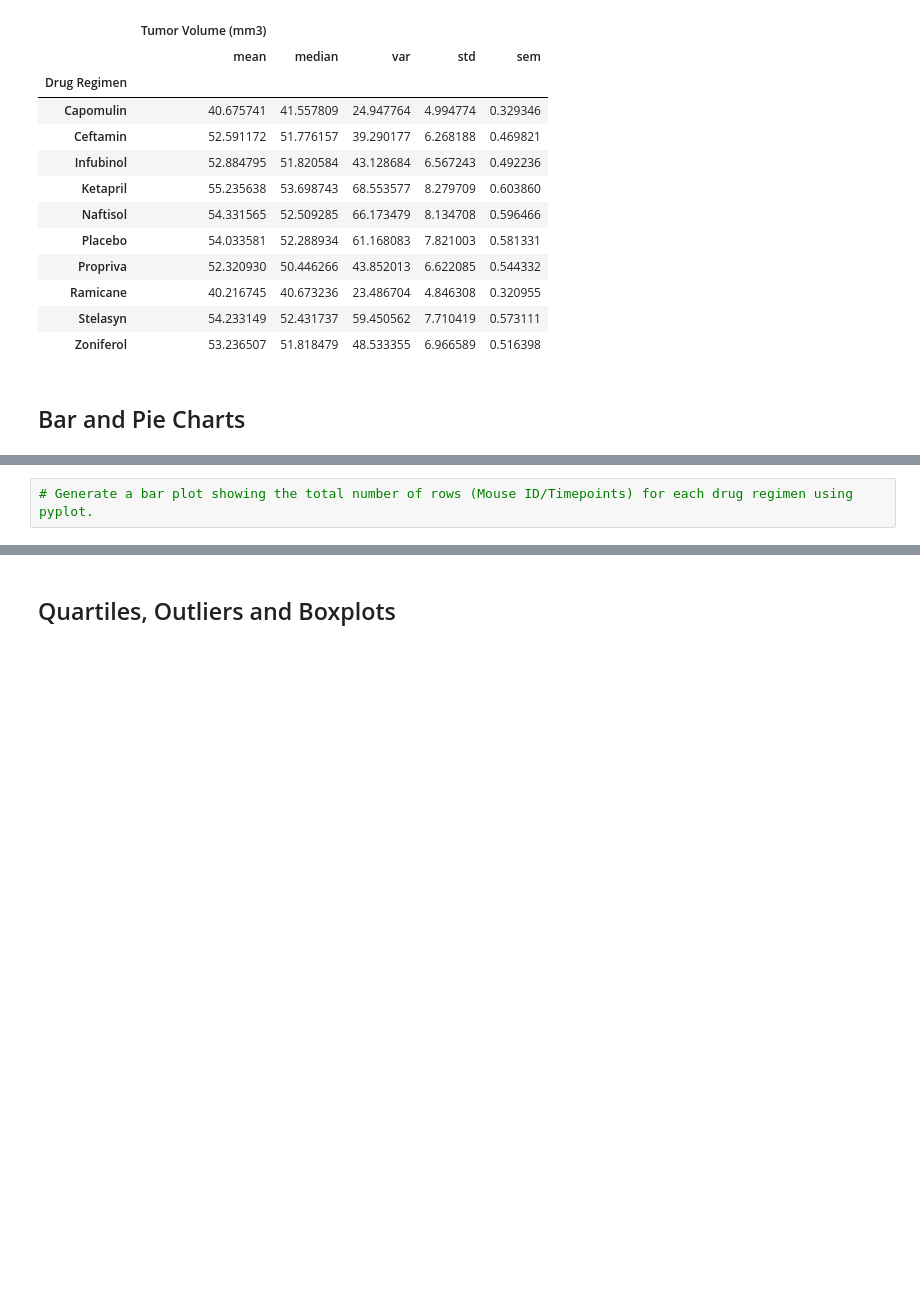
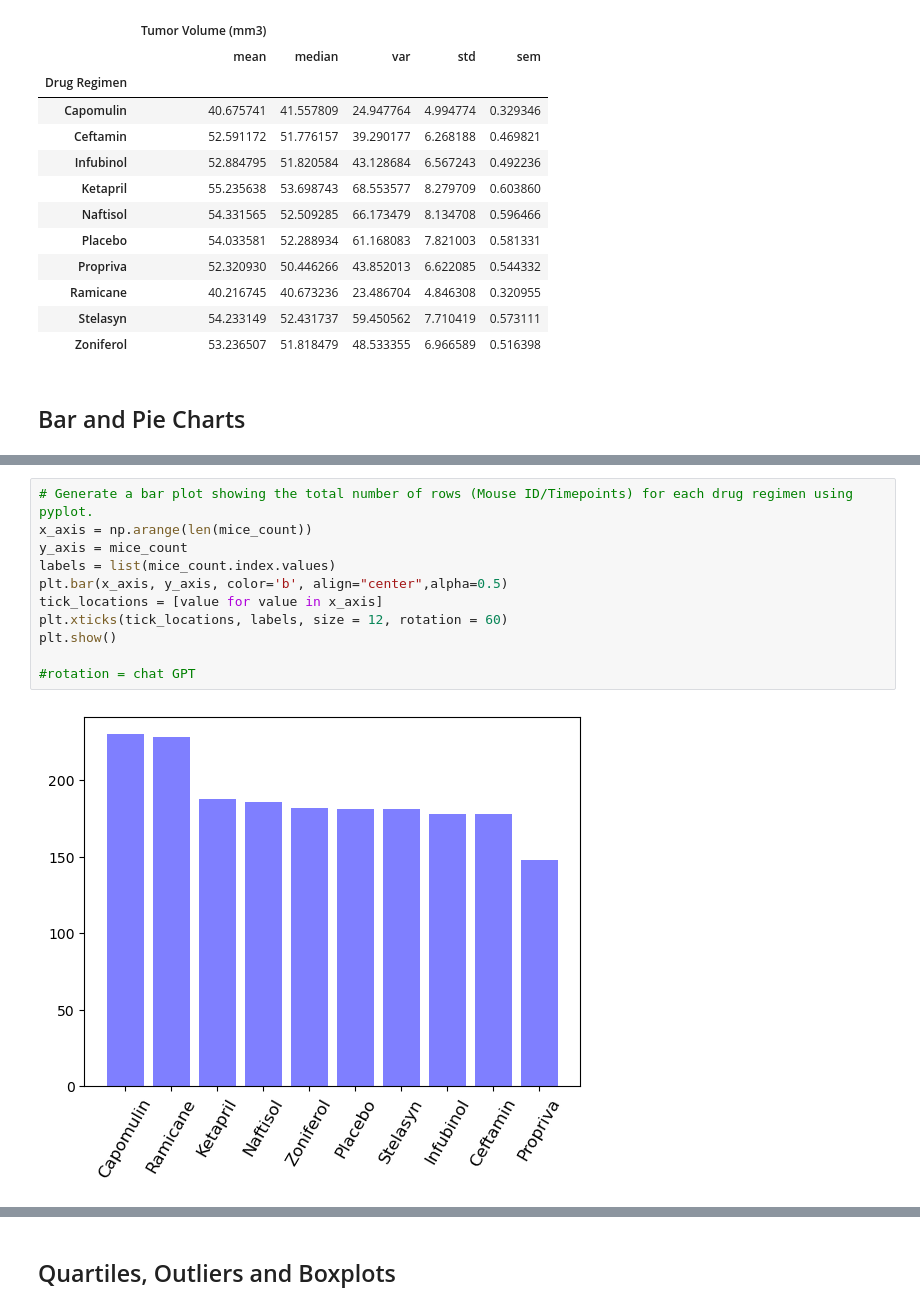
Before and after one commit to rosamp1/matpotlib-challenge, a Jupyter notebook: Pymaceuticals/pymaceuticals_starter.ipynb, the cells around one changed output, grey strips where cells are left out. Saved outputs shown, nothing was run; the diff lists cells and outputs as text; blank space fills up the shorter version.

```diff
--- a/Pymaceuticals/pymaceuticals_starter.ipynb
+++ b/Pymaceuticals/pymaceuticals_starter.ipynb
@@ -134,4 +146,15 @@ summary_aggregate
 # %%
 # Generate a bar plot showing the total number of rows (Mouse ID/Timepoints) for each drug regimen using pyplot.
+x_axis = np.arange(len(mice_count))
+y_axis = mice_count
+labels = list(mice_count.index.values)
+plt.bar(x_axis, y_axis, color='b', align="center",alpha=0.5)
+tick_locations = [value for value in x_axis]
+plt.xticks(tick_locations, labels, size = 12, rotation = 60)
+plt.show()
+
+#rotation = chat GPT
+# %% [output]
+[figure, added]
 # %%
 # Generate a pie plot showing the distribution of female versus male mice using Pandas
```
Also changed, not shown: parts of 21 cells of this notebook, 1 other file.
